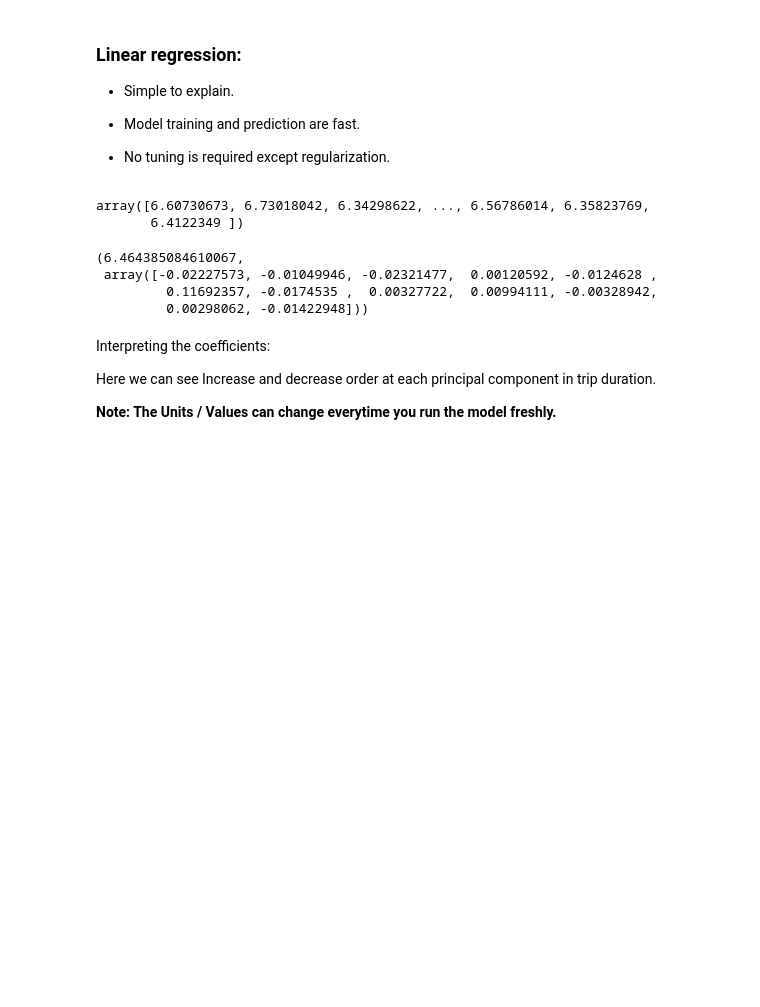
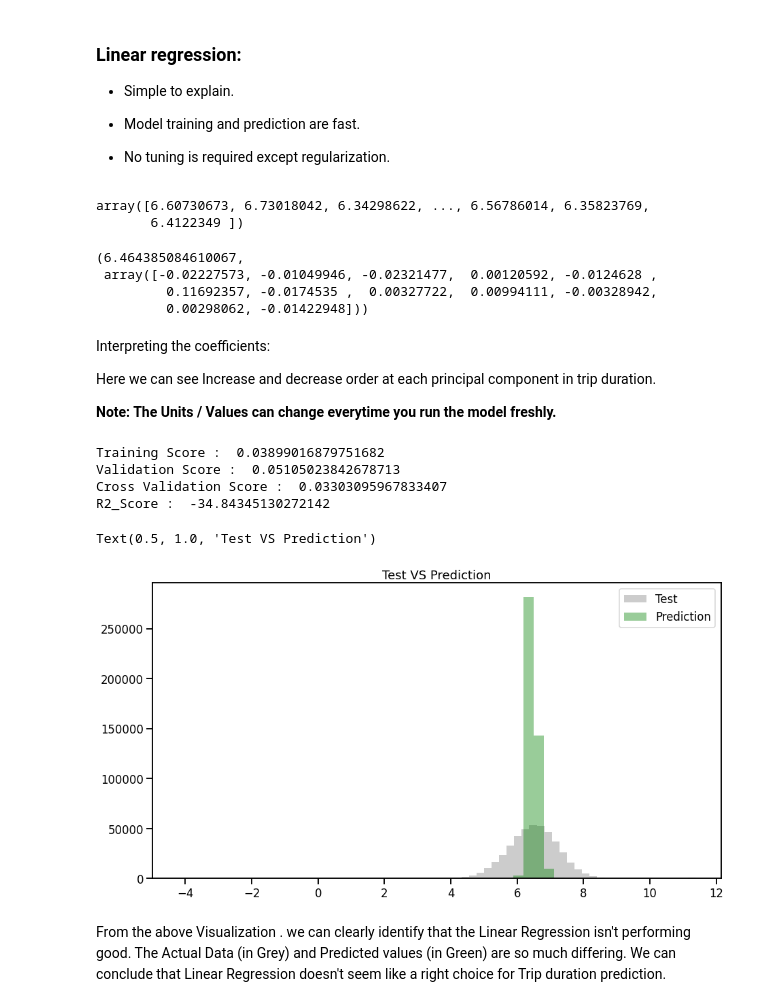
Before and after one commit to avinashyadav11/NYC-Taxi-Trip-Time-Prediction-ML, a Jupyter notebook: NYC_Taxi_Trip_Time_Prediction_Capstone_Project.ipynb, the cells around one changed output. Saved outputs shown, nothing was run; the diff lists cells and outputs as text; code cells hidden in the pictures; blank space fills up the shorter version.

Commit message:
Linear regression

```diff
--- a/NYC_Taxi_Trip_Time_Prediction_Capstone_Project.ipynb
+++ b/NYC_Taxi_Trip_Time_Prediction_Capstone_Project.ipynb
@@ -879,3 +879,36 @@ Interpreting the coefficients:
 Here we can see Increase and decrease order at each principal component in trip duration.
 
 **Note: The Units / Values can change everytime you run the model freshly.**
+# %%
+#examining scores
+
+print ("Training Score : " , est_lr.score(X_train, y_train))
+
+print ("Validation Score : ", est_lr.score(X_test, y_test))
+
+print ("Cross Validation Score : " , cross_val_score(est_lr, X_train, y_train, cv=5).mean())
+
+print ("R2_Score : ", r2_score(lr_pred, y_test))
+
+#print ("RMSLE : ", np.sqrt(mean_squared_log_error(lr_pred, y_test)))
+# %% [output]
+Training Score :  0.03899016879751682
+Validation Score :  0.05105023842678713
+Cross Validation Score :  0.03303095967833407
+R2_Score :  -34.84345130272142
+# %%
+#prediction vs real data
+
+plt.figure(figsize=(15,8))
+plt.subplot(1,1,1)
+sns.distplot(y_test, kde=False, color="grey", label="Test")
+
+plt.subplot(1,1,1)
+sns.distplot(lr_pred, kde=False, color="green", label="Prediction")
+plt.legend()
+plt.title("Test VS Prediction")
+# %% [output]
+Text(0.5, 1.0, 'Test VS Prediction')
+[figure, added]
+# %% [markdown]
+From the above Visualization . we can clearly identify that the Linear Regression isn't performing good. The Actual Data (in Grey) and Predicted values (in Green) are so much differing. We can conclude that Linear Regression doesn't seem like a right choice for Trip duration prediction.
```
Also changed, not shown: parts of 1 cell of this notebook.
